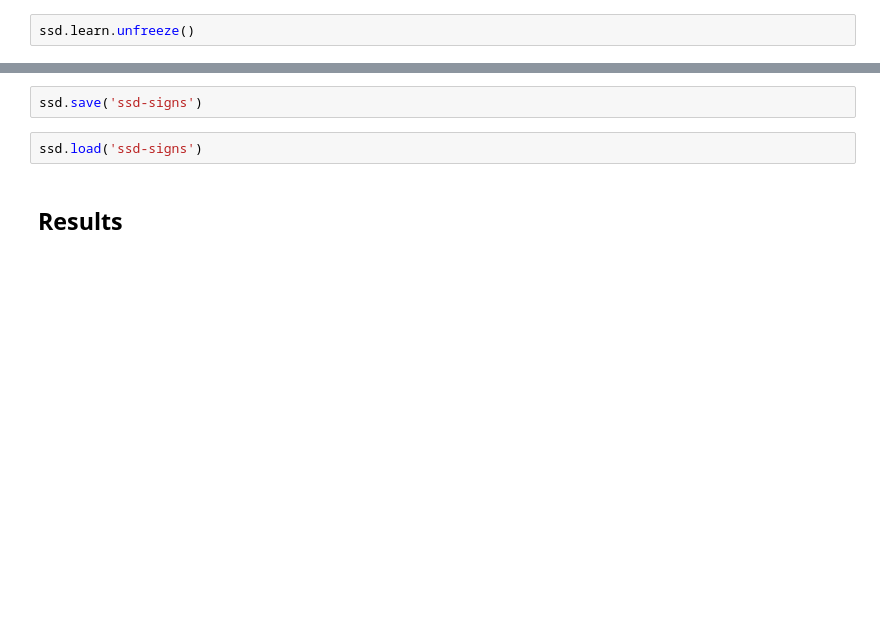
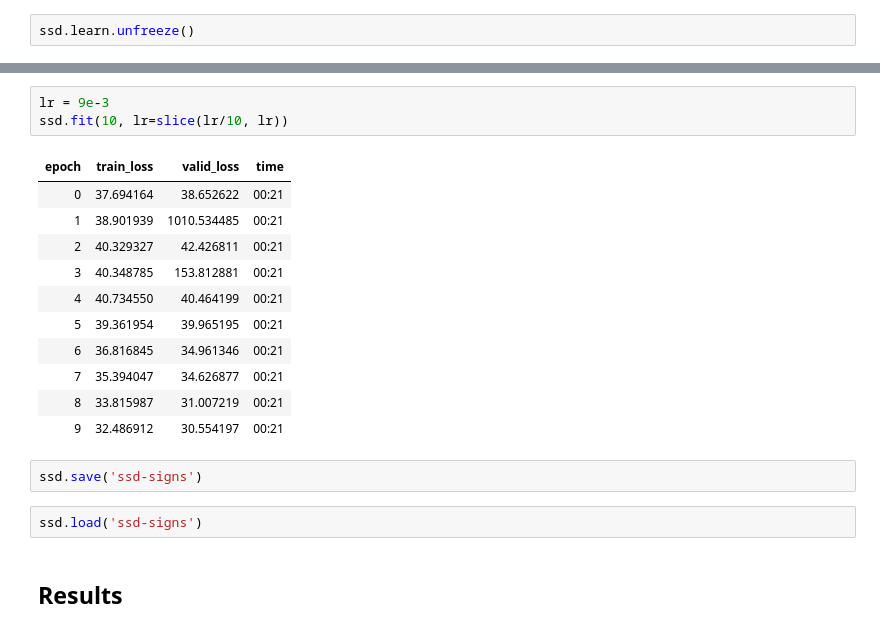
Before and after one commit to mattwells19/USRoadSignRecognition, a Jupyter notebook: SSD/SSD.ipynb, the cells around one changed output, grey strips where cells are left out. Saved outputs shown, nothing was run; the diff lists cells and outputs as text; blank space fills up the shorter version.

```diff
--- a/SSD/SSD.ipynb
+++ b/SSD/SSD.ipynb
@@ -454,3 +448,18 @@ ssd.fit(20, lr=slice(lr/10, lr))
+# %%
+lr = 9e-3
+ssd.fit(10, lr=slice(lr/10, lr))
+# %% [output]
+| epoch | train_loss | valid_loss | time |
+| 0 | 37.694164 | 38.652622 | 00:21 |
+| 1 | 38.901939 | 1010.534485 | 00:21 |
+| 2 | 40.329327 | 42.426811 | 00:21 |
+| 3 | 40.348785 | 153.812881 | 00:21 |
+| 4 | 40.734550 | 40.464199 | 00:21 |
+| 5 | 39.361954 | 39.965195 | 00:21 |
+| 6 | 36.816845 | 34.961346 | 00:21 |
+| 7 | 35.394047 | 34.626877 | 00:21 |
+| 8 | 33.815987 | 31.007219 | 00:21 |
+| 9 | 32.486912 | 30.554197 | 00:21 |
 # %%
 ssd.save('ssd-signs')
 # %%
```
Also changed, not shown: parts of 8 cells of this notebook, 4 other files.
